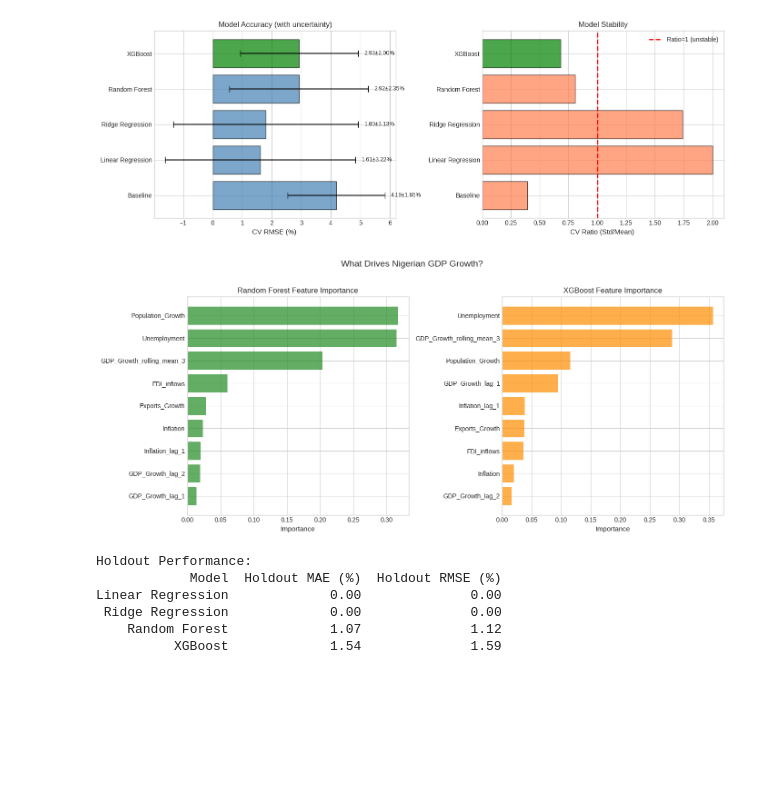
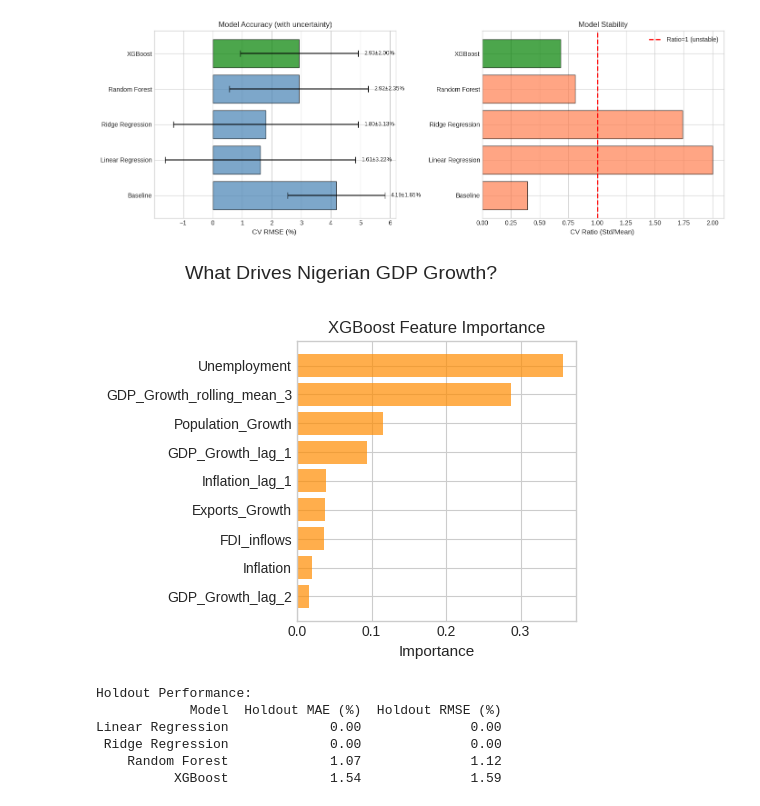
Before and after one commit to goodnessezichioum/DS-final-project, a Jupyter notebook: economic-assessment.ipynb, the cells around one changed output. Cells and saved outputs as stored; diff of their text form; code cells hidden in the pictures; blank space fills up the shorter version.

```diff
--- a/economic-assessment.ipynb
+++ b/economic-assessment.ipynb
@@ -752,33 +720,24 @@ Linear Regression     1.609288 3.218576  2.000000
  SELECTED MODEL: XGBoost
 [figure]
 # %%
-fig, axes = plt.subplots(1, 2, figsize=(14, 6))
+fig, ax = plt.subplots( figsize=(5, 4))
 
-# Random Forest importance
-rf_importance = pd.DataFrame({
-    'Feature': feature_cols,
-    'Importance': rf_best.feature_importances_
-}).sort_values('Importance', ascending=True)
-
-axes[0].barh(rf_importance['Feature'], rf_importance['Importance'], color='forestgreen', alpha=0.7)
-axes[0].set_xlabel('Importance', fontsize=11)
-axes[0].set_title('Random Forest Feature Importance', fontsize=12)
 
 # XGBoost importance
 xgb_importance = pd.DataFrame({
     'Feature': feature_cols,
     'Importance': xgb_best.feature_importances_
 }).sort_values('Importance', ascending=True)
 
-axes[1].barh(xgb_importance['Feature'], xgb_importance['Importance'], color='darkorange', alpha=0.7)
-axes[1].set_xlabel('Importance', fontsize=11)
-axes[1].set_title('XGBoost Feature Importance', fontsize=12)
+ax.barh(xgb_importance['Feature'], xgb_importance['Importance'], color='darkorange', alpha=0.7)
+ax.set_xlabel('Importance', fontsize=11)
+ax.set_title('XGBoost Feature Importance', fontsize=12)
 
 plt.suptitle('What Drives Nigerian GDP Growth?', fontsize=14, y=1.02)
 plt.tight_layout()
 plt.show()
 # %% [output]
-[figure, old version]
+[figure, new version]
 # %%
 holdout_results = []
 for name, results in model_results.items():
```
Also changed, not shown: parts of 5 cells of this notebook.
